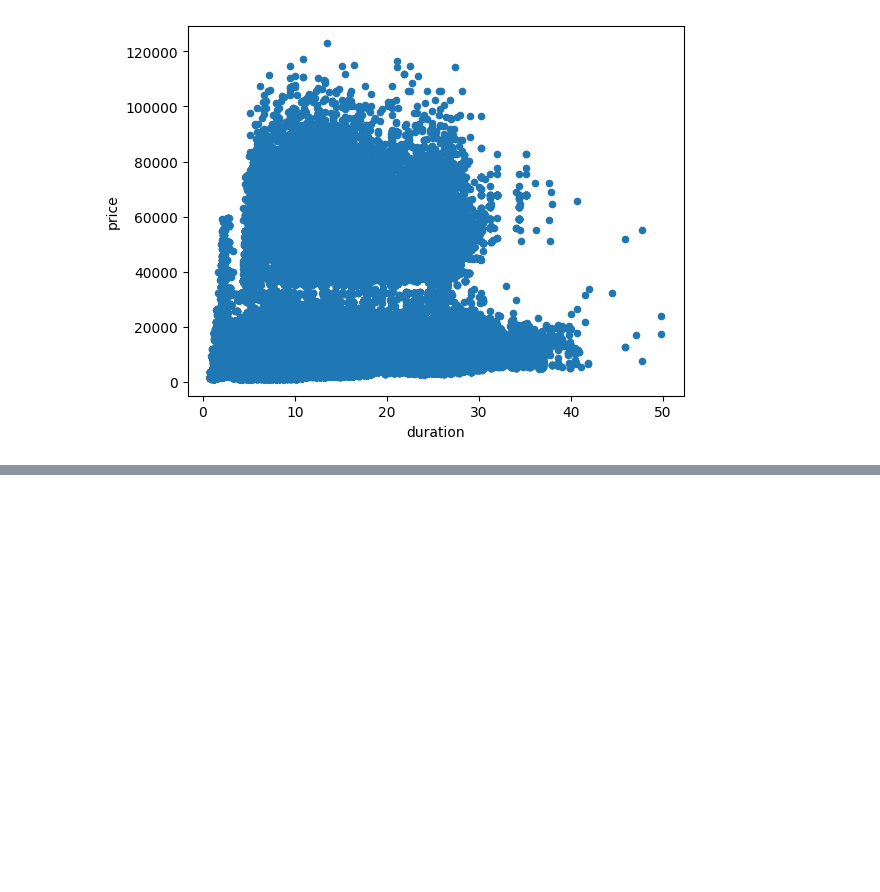
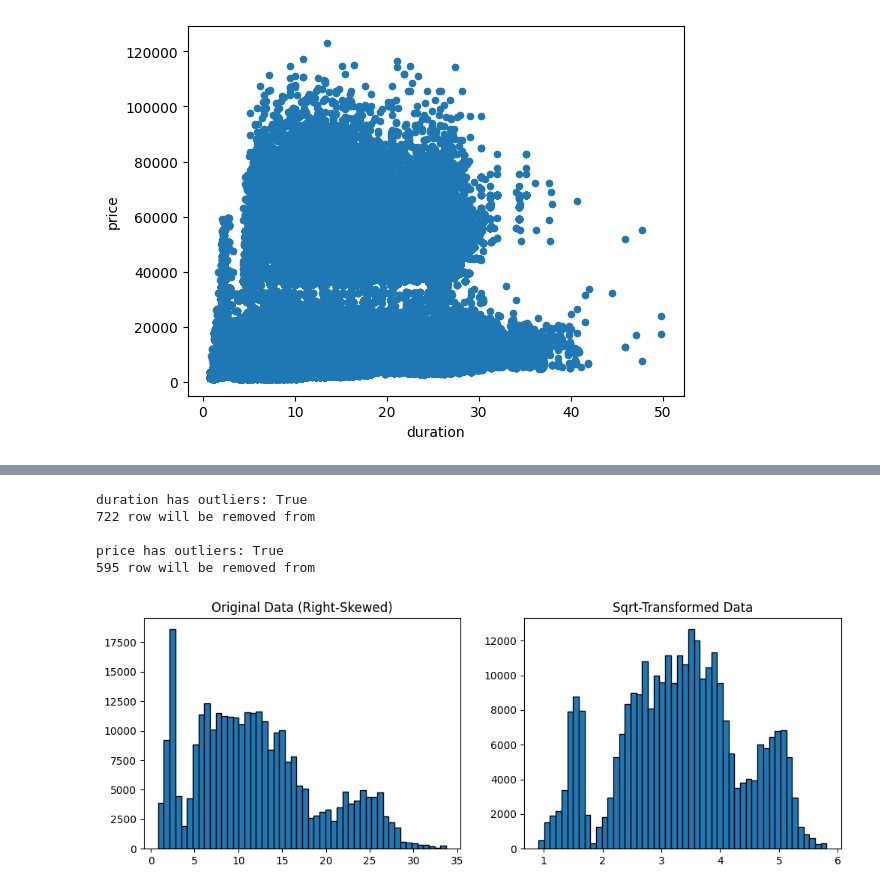
Before and after one commit to calebang/IS460, a Jupyter notebook: 01_Data Prep/01a_EDA.ipynb, the cells around one changed output, grey strips where cells are left out. Drawn from its saved outputs; the diff is of its cells as text; code cells hidden in the pictures; blank space fills up the shorter version.

```diff
--- a/01_Data Prep/01a_EDA.ipynb
+++ b/01_Data Prep/01a_EDA.ipynb
@@ -128,0 +116,48 @@ Stored 'df' (DataFrame)
+# %%
+## removing outliers
+def three_sd_range(series):
+    mean = series.mean()
+    sd = series.std()
+    low = mean - 3*sd
+    high = mean + 3*sd
+
+    return (low, high)
+
+for col_name in ['duration', 'price']:
+    lower, upper = three_sd_range(df[col_name])
+    has_outlier = (df[col_name].min() < lower) or (df[col_name].max() > upper)
+    print(col_name + ' has outliers: ' + str(has_outlier))
+
+    if has_outlier:
+        # Remove outliers
+        curr_length = df[col_name].count()
+        df = df[ (df[col_name]>=lower) & (df[col_name]<=upper)]
+        new_length = df[col_name].count()
+        row_removed = curr_length - new_length
+        print(str(row_removed) + ' row will be removed from ')
+
+    print()
+# %% [output]
+duration has outliers: True
+722 row will be removed from
+
+price has outliers: True
+595 row will be removed from
+# %%
+## log transforming the right skewed data: duration and price
+import numpy as np
+import matplotlib.pyplot as plt
+sqrt_transformed_data = np.sqrt(df['duration'])
+plt.figure(figsize=(12, 4))
+
+plt.subplot(1, 2, 1)
+plt.hist(df['duration'], bins=50, edgecolor='black')
+plt.title('Original Data (Right-Skewed)')
+
+plt.subplot(1, 2, 2)
+plt.hist(sqrt_transformed_data, bins=50, edgecolor='black')
+plt.title('Sqrt-Transformed Data')
+plt.show()
+df['duration_sqrt'] = np.sqrt(df['duration'])
+# %% [output]
+[figure, added]
```
Also changed, not shown: parts of 5 cells of this notebook, 2 other files.
